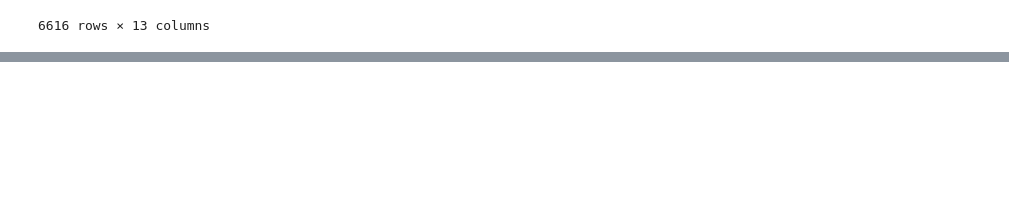
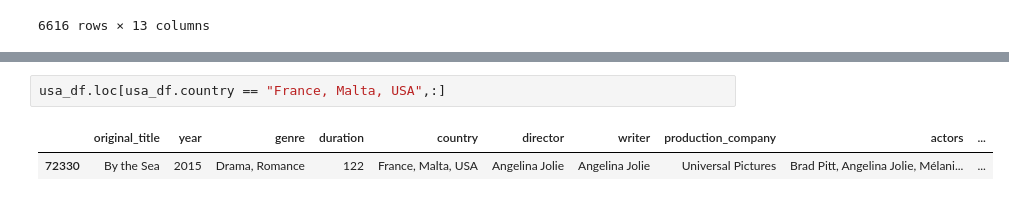
Before and after one commit to qizhengyaoyao/Final-project, a Jupyter notebook: 01_data_wrangling.ipynb, the cells around one changed output, grey strips where cells are left out. Drawn from its saved outputs; the diff is of its cells as text; blank space fills up the shorter version.

```diff
--- a/01_data_wrangling.ipynb
+++ b/01_data_wrangling.ipynb
@@ -166,0 +350,5 @@ usa_df
+# %%
+usa_df.loc[usa_df.country == "France, Malta, USA",:]
+# %% [output]
+|  | original_title | year | genre | duration | country | director | writer | production_company | actors | ... |
+| 72330 | By the Sea | 2015 | Drama, Romance | 122 | France, Malta, USA | Angelina Jolie | Angelina Jolie | Universal Pictures | Brad Pitt, Angelina Jolie, Mélani... | ... |
```
Also changed, not shown: parts of 14 cells of this notebook.
